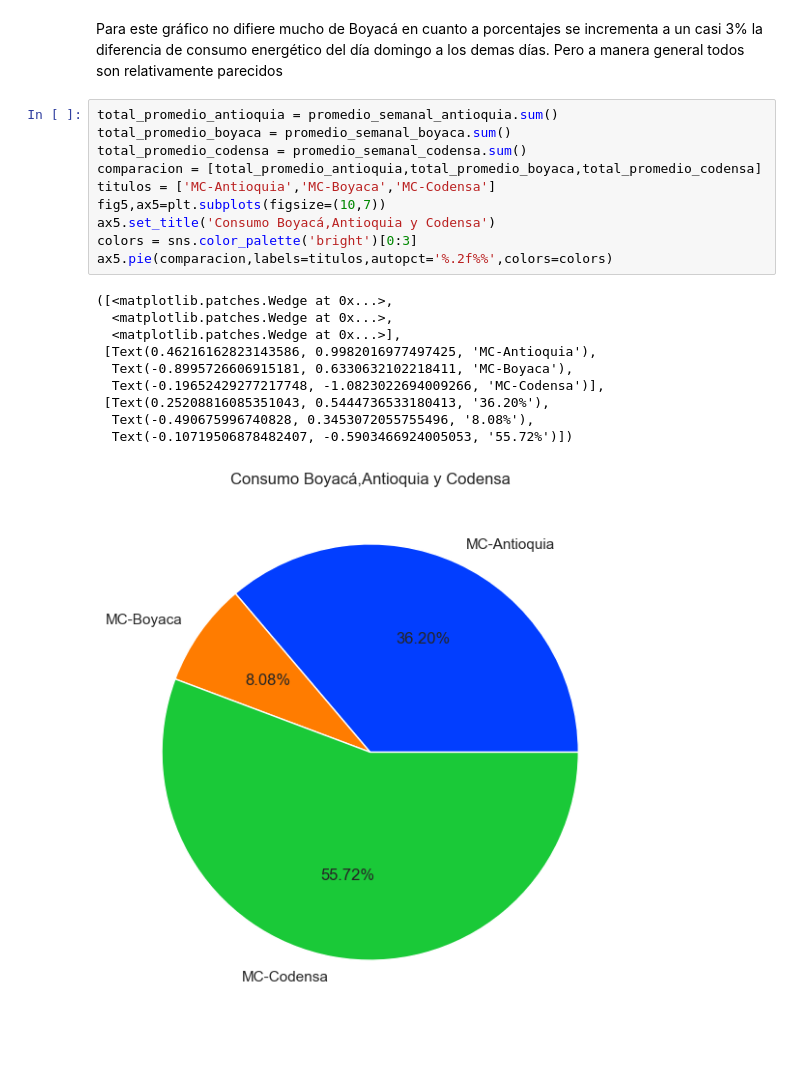
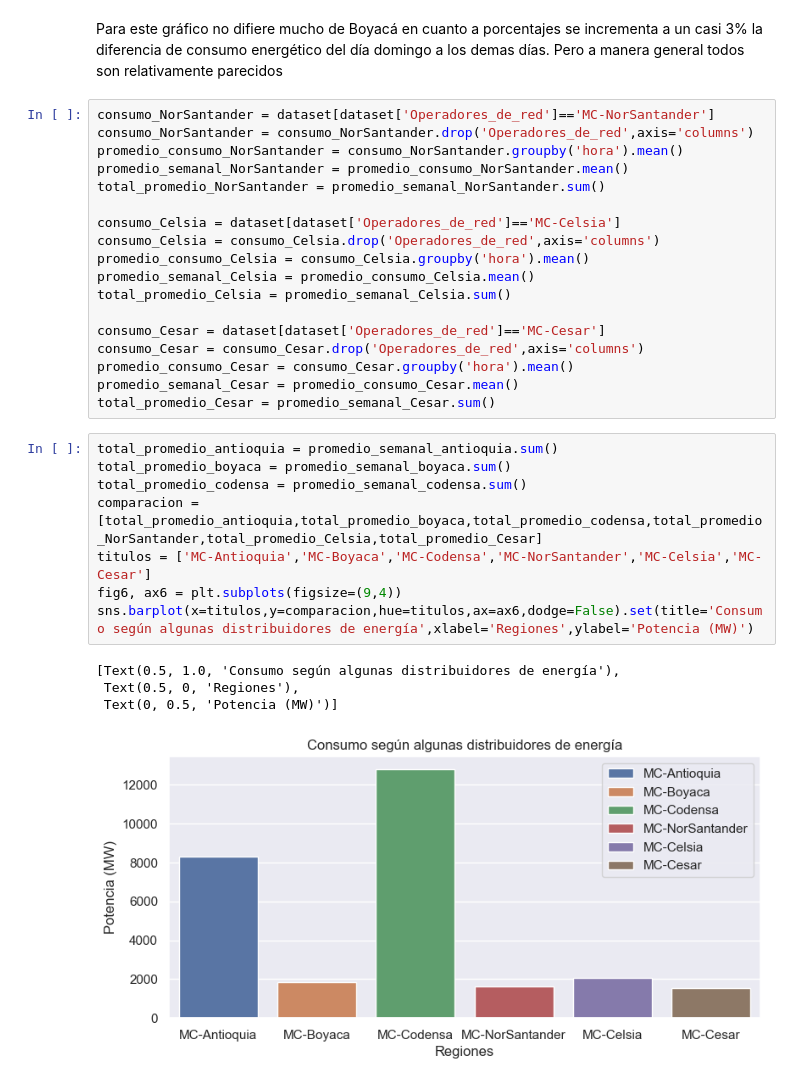
Before and after one commit to JSEB99/bootcamp_DS_BIT, a Jupyter notebook: visualizaciones.ipynb, the cells around one changed output. Drawn from its saved outputs; the diff is of its cells as text; blank space fills up the shorter version.

```diff
--- a/visualizaciones.ipynb
+++ b/visualizaciones.ipynb
@@ -192,24 +192,34 @@ ax4.pie(promedio_semanal_codensa,labels=promedio_semanal_codensa.index,autopct='
 [figure]
 # %% [markdown]
 Para este gráfico no difiere mucho de Boyacá en cuanto a porcentajes se incrementa a un casi 3% la diferencia de consumo energético del día domingo a los demas días. Pero a manera general todos son relativamente parecidos
-# %%
-total_promedio_antioquia = promedio_semanal_antioquia.sum()
-total_promedio_boyaca = promedio_semanal_boyaca.sum()
-total_promedio_codensa = promedio_semanal_codensa.sum()
-comparacion = [total_promedio_antioquia,total_promedio_boyaca,total_promedio_codensa]
-titulos = ['MC-Antioquia','MC-Boyaca','MC-Codensa']
-fig5,ax5=plt.subplots(figsize=(10,7))
-ax5.set_title('Consumo Boyacá,Antioquia y Codensa')
-colors = sns.color_palette('bright')[0:3]
-ax5.pie(comparacion,labels=titulos,autopct='%.2f%%',colors=colors)
-# %% [output]
-([<matplotlib.patches.Wedge at 0x...>,
-  <matplotlib.patches.Wedge at 0x...>,
-  <matplotlib.patches.Wedge at 0x...>],
- [Text(0.46216162823143586, 0.9982016977497425, 'MC-Antioquia'),
-  Text(-0.8995726606915181, 0.6330632102218411, 'MC-Boyaca'),
-  Text(-0.19652429277217748, -1.0823022694009266, 'MC-Codensa')],
- [Text(0.25208816085351043, 0.5444736533180413, '36.20%'),
-  Text(-0.490675996740828, 0.3453072055755496, '8.08%'),
-  Text(-0.10719506878482407, -0.5903466924005053, '55.72%')])
-[figure, removed]
+# %%
+consumo_NorSantander = dataset[dataset['Operadores_de_red']=='MC-NorSantander']
+consumo_NorSantander = consumo_NorSantander.drop('Operadores_de_red',axis='columns')
+promedio_consumo_NorSantander = consumo_NorSantander.groupby('hora').mean()
+promedio_semanal_NorSantander = promedio_consumo_NorSantander.mean()
+total_promedio_NorSantander = promedio_semanal_NorSantander.sum()
+
+consumo_Celsia = dataset[dataset['Operadores_de_red']=='MC-Celsia']
+consumo_Celsia = consumo_Celsia.drop('Operadores_de_red',axis='columns')
+promedio_consumo_Celsia = consumo_Celsia.groupby('hora').mean()
+promedio_semanal_Celsia = promedio_consumo_Celsia.mean()
+total_promedio_Celsia = promedio_semanal_Celsia.sum()
+
+consumo_Cesar = dataset[dataset['Operadores_de_red']=='MC-Cesar']
+consumo_Cesar = consumo_Cesar.drop('Operadores_de_red',axis='columns')
+promedio_consumo_Cesar = consumo_Cesar.groupby('hora').mean()
+promedio_semanal_Cesar = promedio_consumo_Cesar.mean()
+total_promedio_Cesar = promedio_semanal_Cesar.sum()
+# %%
+total_promedio_antioquia = promedio_semanal_antioquia.sum()
+total_promedio_boyaca = promedio_semanal_boyaca.sum()
+total_promedio_codensa = promedio_semanal_codensa.sum()
+comparacion = [total_promedio_antioquia,total_promedio_boyaca,total_promedio_codensa,total_promedio_NorSantander,total_promedio_Celsia,total_promedio_Cesar]
+titulos = ['MC-Antioquia','MC-Boyaca','MC-Codensa','MC-NorSantander','MC-Celsia','MC-Cesar']
+fig6, ax6 = plt.subplots(figsize=(9,4))
+sns.barplot(x=titulos,y=comparacion,hue=titulos,ax=ax6,dodge=False).set(title='Consumo según algunas distribuidores de energía',xlabel='Regiones',ylabel='Potencia (MW)')
+# %% [output]
+[Text(0.5, 1.0, 'Consumo según algunas distribuidores de energía'),
+ Text(0.5, 0, 'Regiones'),
+ Text(0, 0.5, 'Potencia (MW)')]
+[figure, added]
```
